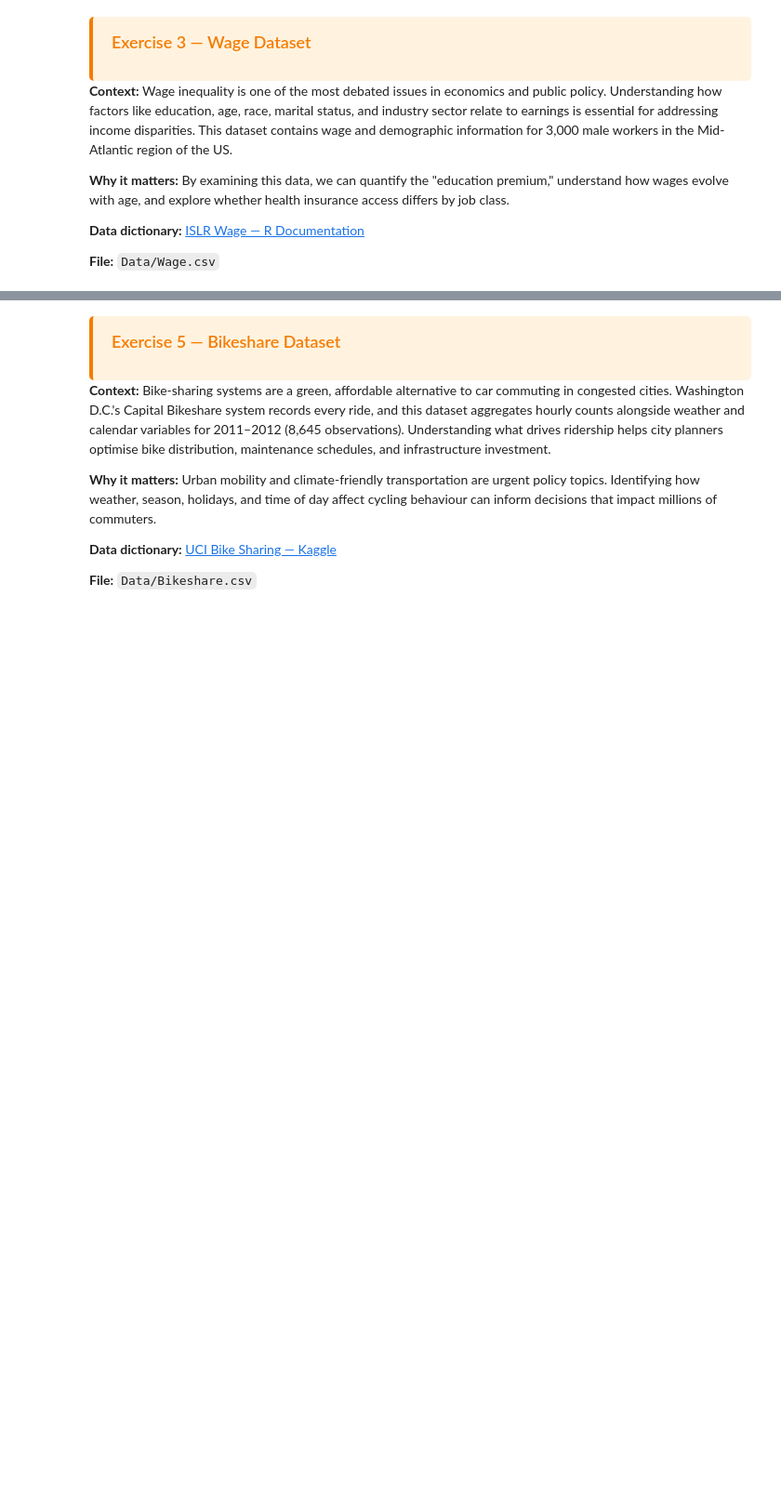
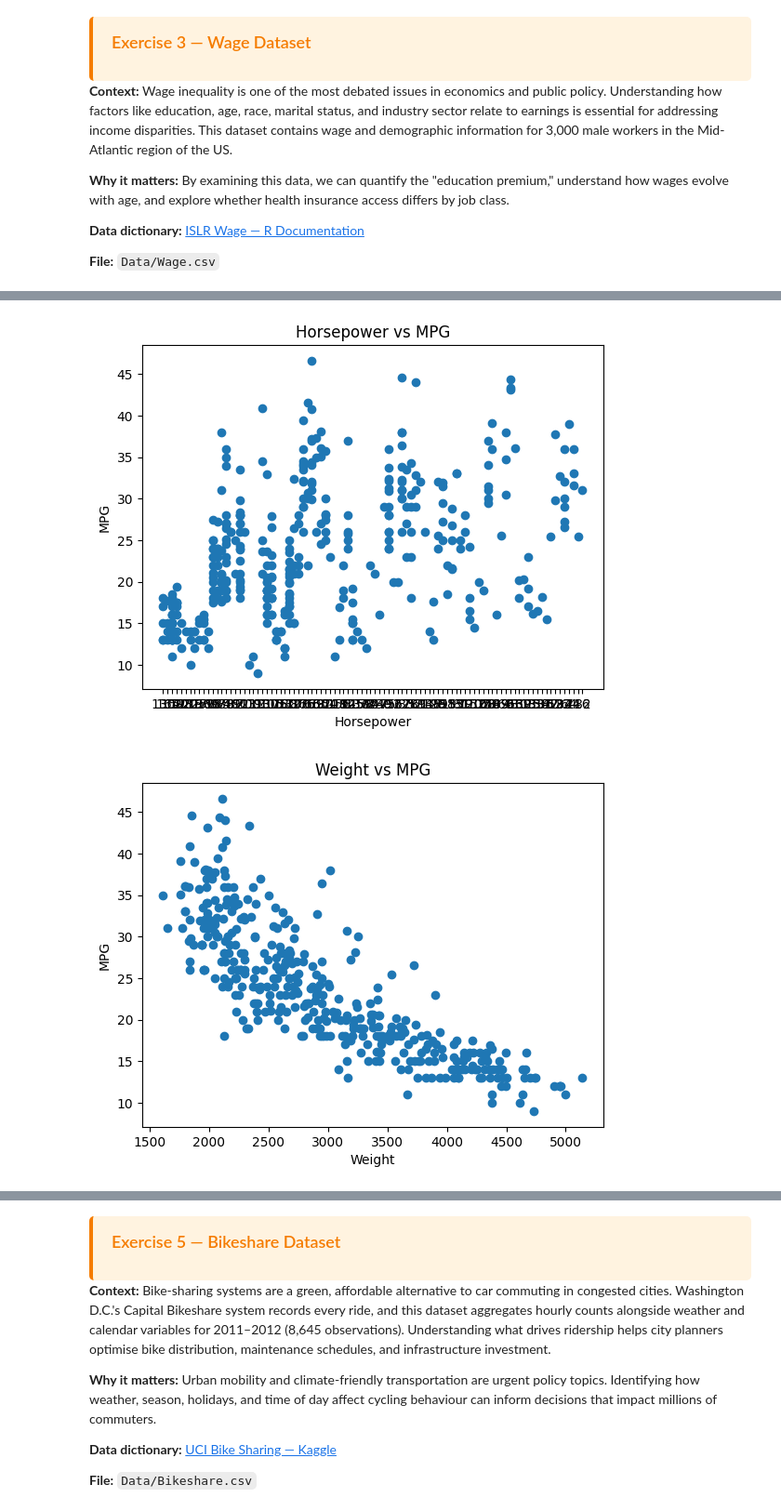
Before and after one commit to abbaskedir/BDATA200, a Jupyter notebook: Lecutre_3_Data_Workflow_Solution.ipynb, the cells around one changed output, grey strips where cells are left out. Shown at 93% size. Saved outputs shown, nothing was run; the diff lists cells and outputs as text; code cells hidden in the pictures; blank space fills up the shorter version.

```diff
--- a/Lecutre_3_Data_Workflow_Solution.ipynb
+++ b/Lecutre_3_Data_Workflow_Solution.ipynb
@@ -1048,0 +1418,35 @@ auto.head()
+# %%
+# make sure no missing values mess things up
+auto = auto.dropna()
+
+# Plot 1: Horsepower vs MPG
+plt.scatter(auto["horsepower"], auto["mpg"])
+plt.title("Horsepower vs MPG")
+plt.xlabel("Horsepower")
+plt.ylabel("MPG")
+plt.show()
+
+# Plot 2: Weight vs MPG
+plt.scatter(auto["weight"], auto["mpg"])
+plt.title("Weight vs MPG")
+plt.xlabel("Weight")
+plt.ylabel("MPG")
+plt.show()
+
+# Plot 3: MPG Distribution
+plt.hist(auto["mpg"], bins=20)
+plt.title("MPG Distribution")
+plt.xlabel("MPG")
+plt.ylabel("Frequency")
+plt.show()
+
+# Plot 4: MPG by Origin
+auto.boxplot(column="mpg", by="origin")
+plt.title("MPG by Origin")
+plt.suptitle("")
+plt.xlabel("Origin (1=USA, 2=Europe, 3=Japan)")
+plt.ylabel("MPG")
+plt.show()
+# %% [output]
+[figure, added]
+[figure, added]
```
Also changed, not shown: parts of 48 cells of this notebook.
